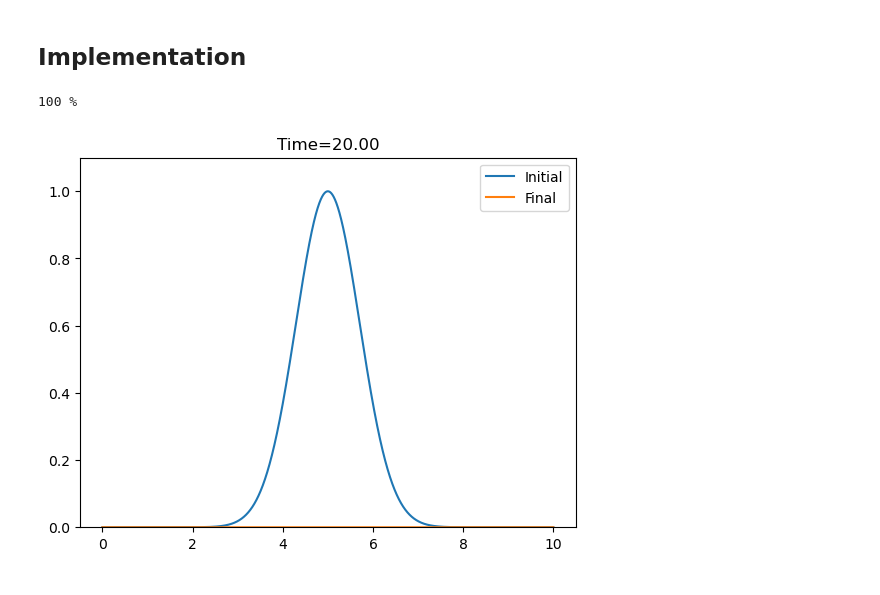
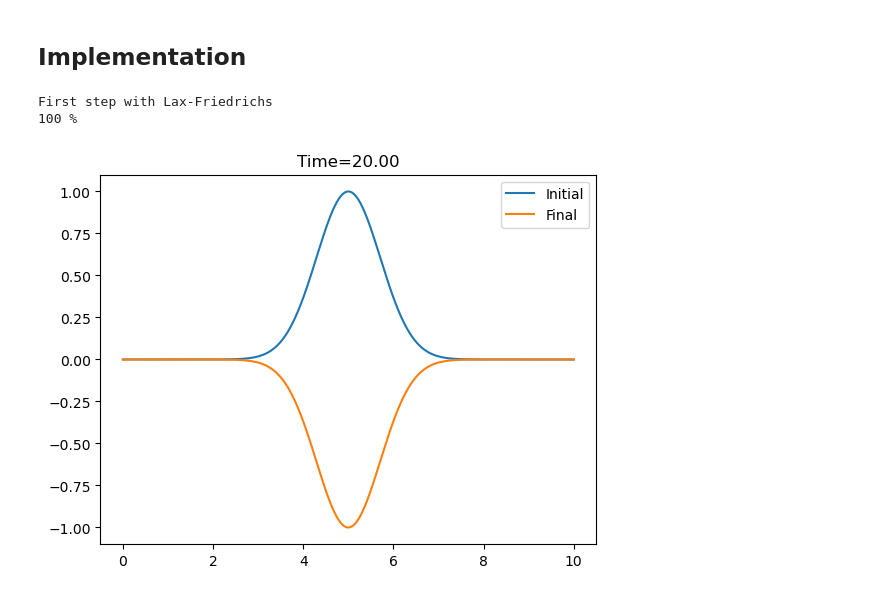
Before and after one commit to M-Bianchi/Numerical_Relativity, a Jupyter notebook: Advection/Advection_outflow.ipynb, the cells around one changed output. Drawn from its saved outputs; the diff is of its cells as text; code cells hidden in the pictures.

```diff
--- a/Advection/Advection_outflow.ipynb
+++ b/Advection/Advection_outflow.ipynb
@@ -15,7 +15,7 @@ a = 1.0
 
 # Define the domain
 L = 10.0        # Domain length
-nx = 100001        # Number of grid points
+nx = 10001       # Number of grid points
 dx = L/(nx-1)   # Grid spacing
 x = np.linspace(0, L, nx)
 
@@ -110,22 +110,25 @@ while t < t_final:
     # Note: np.roll(u_current, -1) is equivalent to u(j+1) and np.roll(u_current,  1) is equivalent to u(j-1)
     # Using np.roll is equivalent to use periodic boundary conditions
 
+    # Outflow boundary condition:
     u_current_minus_one = np.roll(u_current, 1)
-    u_current_minus_one[0] = u_current_minus_one[1]
+    u_current_minus_one[0] = u_current[0]
     u_current_plus_one = np.roll(u_current, -1)
-    u_current_plus_one[-1] = u_current_minus_one[-2]
+    u_current_plus_one[-1] = u_current[-1]
 
-    # 1) Leapfrog (first step with Lax-Friedrichs)
-    #if t==0:
-    #    u_next = 0.5*(u_current_plus_one + u_current_minus_one) - a*dt/(2*dx)*(u_current_plus_one - u_current_minus_one)
-    #    print('First step with Lax-Friedrichs')
-    #else :
-    #    u_next = u_previous - (a*dt/dx)*(u_current_plus_one - u_current_minus_one)
-    #    u_previous = u_current.copy()
+    # 1) Lax-Friedrichs
+    #u_next = 0.5*(u_current_plus_one + u_current_minus_one) - a*dt/(2*dx)*(u_current_plus_one - u_current_minus_one)
 
-    # 2) Lax-Wendroff
-    u_next = u_current - a*dt/(2*dx)*(u_current_plus_one - u_current_minus_one) + (a**2)*(dt**2)/(2*dx**2)*(u_current_minus_one - 2*u_current + u_current_plus_one)
+    # 2) Leapfrog (first step with Lax-Friedrichs)
+    if t==0:
+        u_next = 0.5*(u_current_plus_one + u_current_minus_one) - a*dt/(2*dx)*(u_current_plus_one - u_current_minus_one)
+        print('First step with Lax-Friedrichs')
+    else :
+        u_next = u_previous - (a*dt/dx)*(u_current_plus_one - u_current_minus_one)
+        u_previous = u_current.copy()
 
+    # 3) Lax-Wendroff
+    #u_next = u_current - a*dt/(2*dx)*(u_current_plus_one - u_current_minus_one) + (a**2)*(dt**2)/(2*dx**2)*(u_current_minus_one - 2*u_current + u_current_plus_one)
 
     # Update the solution
     u_current = u_next.copy()
@@ -142,9 +145,10 @@ while t < t_final:
     if (i%(t_final/dt/100)==0):
         plt.plot(x, u_current)
         plt.title(f'Time={round(t,2):.2f}')
-        plt.ylim(0,1.1)
+        plt.ylim(-1.1, 1.1)
         plt.savefig('./images/fig_'+str(i).zfill(6)+'.png', dpi=200)
         plt.close()
 # %% [output]
+First step with Lax-Friedrichs
 100 %
 # %%
@@ -155,13 +161,13 @@ np.save('./results/Outflow_LaxWendroff_l2norm'+str(nx-1)+'.npy', l2norm)
 # %%
 # Plot the final solution
 plt.plot(x, u_initial, label='Initial')
 plt.plot(x, u_current, label='Final')
 plt.title(f'Time={round(t,2):.2f}')
-plt.ylim(0, 1.1)
+plt.ylim(-1.1, 1.1)
 plt.legend()
 plt.show()
 # %% [output]
-[figure, old version]
+[figure, new version]
 # %%
 # Set the directory where your images are stored
 directory = "./images/"
```
Also changed, not shown: parts of 6 cells of this notebook, 7 other files.
